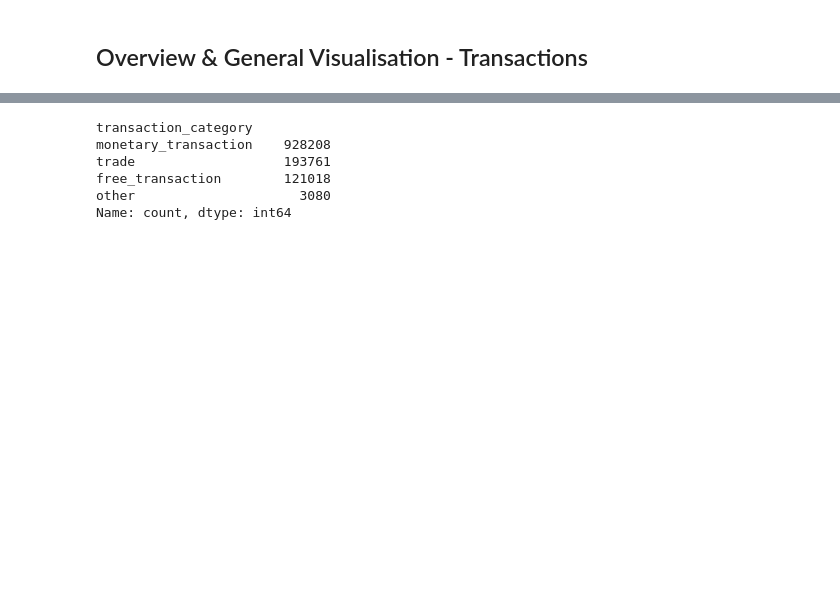
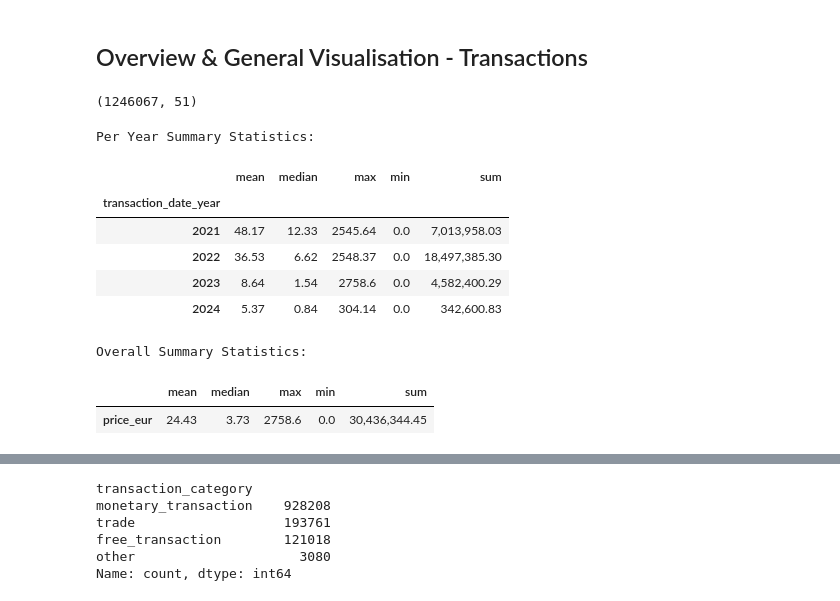
Before and after one commit to PierreMn/final_project, a Jupyter notebook: Datavisualisation.ipynb, the cells around one changed output, grey strips where cells are left out. Cells and saved outputs as stored; diff of their text form; code cells hidden in the pictures; blank space fills up the shorter version.

```diff
--- a/Datavisualisation.ipynb
+++ b/Datavisualisation.ipynb
@@ -11,6 +11,44 @@ import seaborn as sns
 ## Overview & General Visualisation - Transactions
 # %%
 transactions_df = pd.read_csv('la_liga_filtered_cards_transactions.csv', dtype={20: str})
+# %%
+transactions_df.shape
+# %% [output]
+(1246067, 51)
+# %%
+
+
+# Calculate the summary statistics grouped by 'transaction_year'
+summary_stats = transactions_df.groupby('transaction_date_year')['price_eur'].agg(['mean', 'median', 'max', 'min', 'sum'])
+
+# Calculate the overall summary statistics
+overall_stats = transactions_df['price_eur'].agg(['mean', 'median', 'max', 'min', 'sum'])
+
+# Format the numbers and round to 2 decimal places
+summary_table = summary_stats.apply(lambda x: x.round(2)).astype(str)
+summary_table['sum'] = summary_table['sum'].apply(lambda x: f"{float(x):,.2f}")
+
+# Format the overall statistics
+overall_stats_table = pd.DataFrame(overall_stats).transpose()  # Convert the Series to DataFrame
+overall_stats_table = overall_stats_table.round(2).astype(str)
+overall_stats_table['sum'] = overall_stats_table['sum'].apply(lambda x: f"{float(x):,.2f}")
+
+print("Per Year Summary Statistics:")
+display(summary_table)
+
+print("\nOverall Summary Statistics:")
+display(overall_stats_table)
+# %% [output]
+Per Year Summary Statistics:
+|  | mean | median | max | min | sum |
+| transaction_date_year |  |  |  |  |  |
+| 2021 | 48.17 | 12.33 | 2545.64 | 0.0 | 7,013,958.03 |
+| 2022 | 36.53 | 6.62 | 2548.37 | 0.0 | 18,497,385.30 |
+| 2023 | 8.64 | 1.54 | 2758.6 | 0.0 | 4,582,400.29 |
+| 2024 | 5.37 | 0.84 | 304.14 | 0.0 | 342,600.83 |
+Overall Summary Statistics:
+|  | mean | median | max | min | sum |
+| price_eur | 24.43 | 3.73 | 2758.6 | 0.0 | 30,436,344.45 |
 # %%
 list(set(transactions_df.dtypes.tolist()))
 # %% [output]
```
Also changed, not shown: parts of 10 cells of this notebook, 6 other files.
